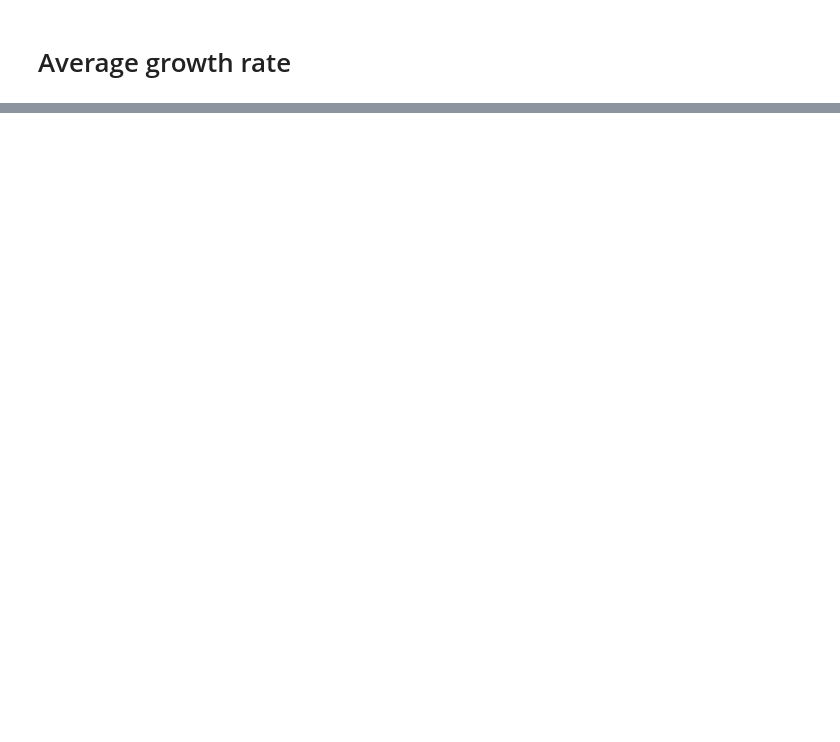
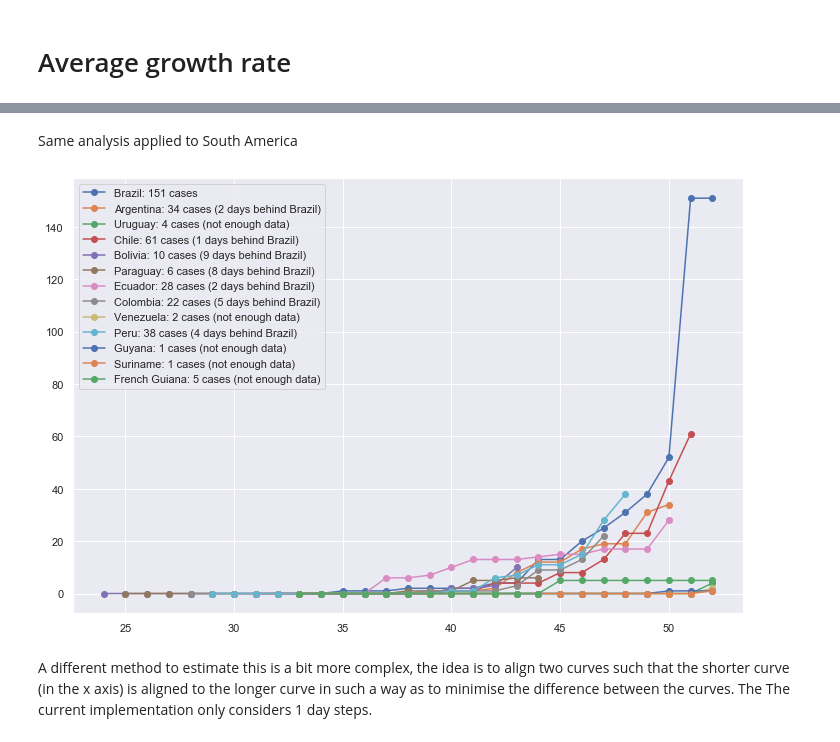
Before and after one commit to torresmateo/covid19, a Jupyter notebook: Estimators.ipynb, the cells around one changed output, grey strips where cells are left out. Drawn from its saved outputs; the diff is of its cells as text; code cells hidden in the pictures; blank space fills up the shorter version.

```diff
--- a/Estimators.ipynb
+++ b/Estimators.ipynb
@@ -135,0 +224,31 @@ for c in south_america:
+# %% [markdown]
+Same analysis applied to South America
+# %%
+off=-20
+
+br_y = df[(df['Country/Region'] == 'Brazil')].Confirmed.to_numpy()
+X = np.array(list(range(it_y.shape[0]))).reshape(-1,1)
+
+plt.plot(X[off:], br_y[off:], marker='o', label=f'Brazil: {br_y.max()} cases')
+for c in south_america:
+    if c in ['Brazil']:
+        continue
+    df_c = df[(df['country_region'] == c)].sort_values('Date')
+    y = df_c.Confirmed.to_numpy()
+    if y.shape[0] > 0:
+        X = np.array(list(range(df_c.shape[0]))).reshape(-1,1)
+        y_middle = (y.max()-y.min())//2
+        reference_point = np.argmin(np.abs(y - y_middle))
+        reference_point_target = np.argmin(np.abs(br_y - y_middle))
+        delta = np.abs(reference_point - reference_point_target)
+        if reference_point > 0:
+            plt.plot(X[off:]-delta, y[off:], marker='o', label=f'{c}: {y.max()} cases ({delta} days behind Brazil)')
+        else:
+            plt.plot(X[off:], y[off:], marker='o', label=f'{c}: {y.max()} cases (not enough data)')
+#plt.yscale('log')
+plt.legend()
+plt.show()
+# %% [output]
+[figure, added]
+# %% [markdown]
+A different method to estimate this is a bit more complex, the idea is to align two curves such that the shorter curve (in the x axis) is aligned to the longer curve in such a way as to minimise the difference between the curves. The The current implementation only considers 1 day steps.
```
Also changed, not shown: parts of 14 cells of this notebook, 1 other file.
